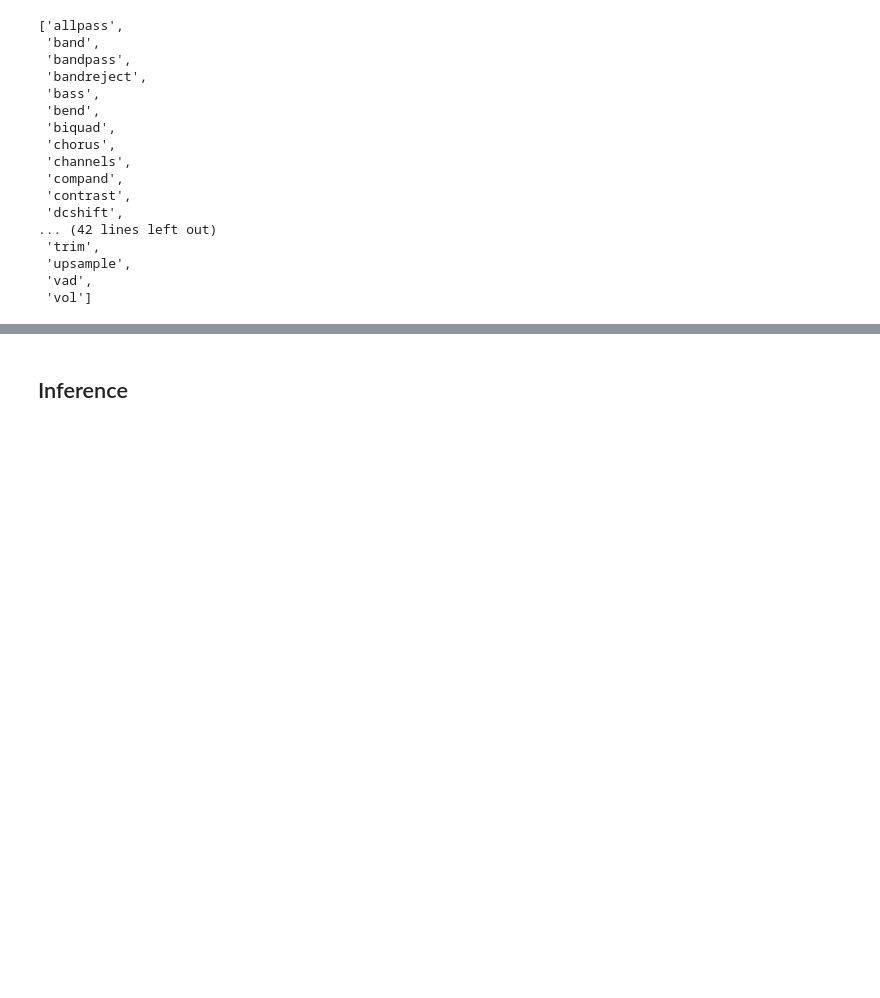
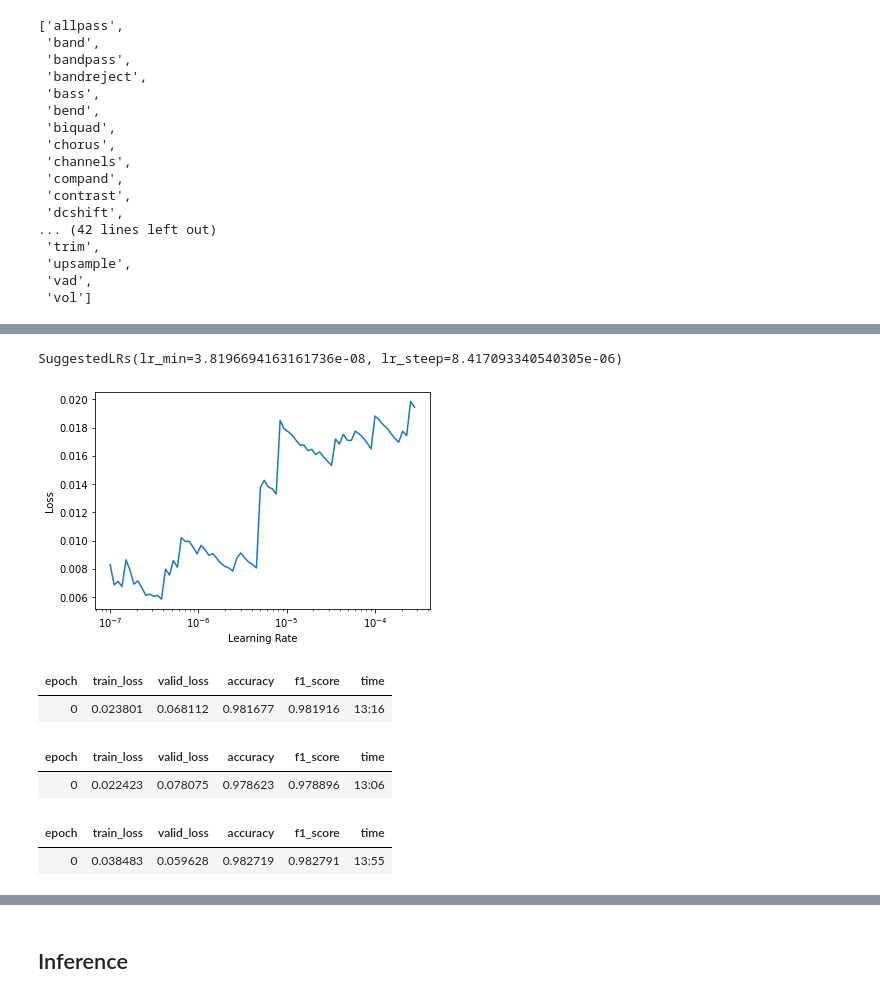
Before and after one commit to mizoru/blog, a Jupyter notebook: _notebooks/2021-12-21-Japanese-pitch.ipynb, the cells around one changed output, grey strips where cells are left out. Cells and saved outputs as stored; diff of their text form; code cells hidden in the pictures; blank space fills up the shorter version.

```diff
--- a/_notebooks/2021-12-21-Japanese-pitch.ipynb
+++ b/_notebooks/2021-12-21-Japanese-pitch.ipynb
@@ -426,0 +462,3 @@ Audio(at_shift, rate=24000)
+# %%
+fin_learn.lr_find(end_lr=3e-3)
+# %% [output]
@@ -426,0 +466,7 @@ Audio(at_shift, rate=24000)
+SuggestedLRs(lr_min=3.8196694163161736e-08, lr_steep=8.417093340540305e-06)
+[figure, added]
+# %%
+fin_learn.fit_one_cycle(1, 3e-7)
+# %% [output]
+| epoch | train_loss | valid_loss | accuracy | f1_score | time |
+| 0 | 0.023801 | 0.068112 | 0.981677 | 0.981916 | 13:16 |
@@ -426,0 +475,10 @@ Audio(at_shift, rate=24000)
+# %%
+fin_learn.fit_one_cycle(1, slice(1e-7, 5e-5))
+# %% [output]
+| epoch | train_loss | valid_loss | accuracy | f1_score | time |
+| 0 | 0.022423 | 0.078075 | 0.978623 | 0.978896 | 13:06 |
+# %%
+fin_learn.fit_one_cycle(1, slice(1e-7, 5e-3))
+# %% [output]
+| epoch | train_loss | valid_loss | accuracy | f1_score | time |
+| 0 | 0.038483 | 0.059628 | 0.982719 | 0.982791 | 13:55 |
```
Also changed, not shown: parts of 38 cells of this notebook.
